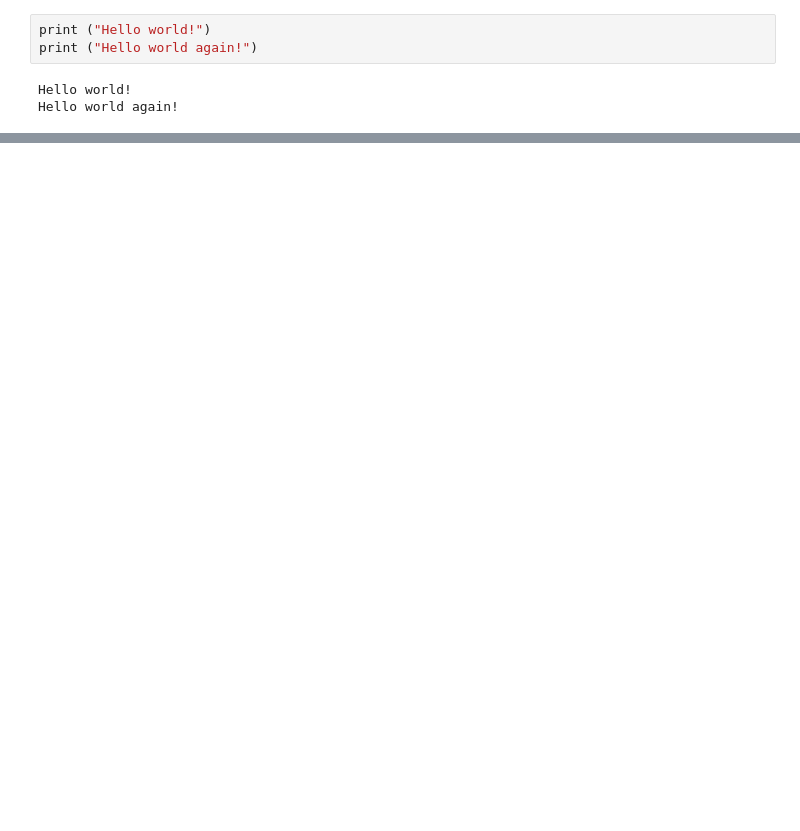
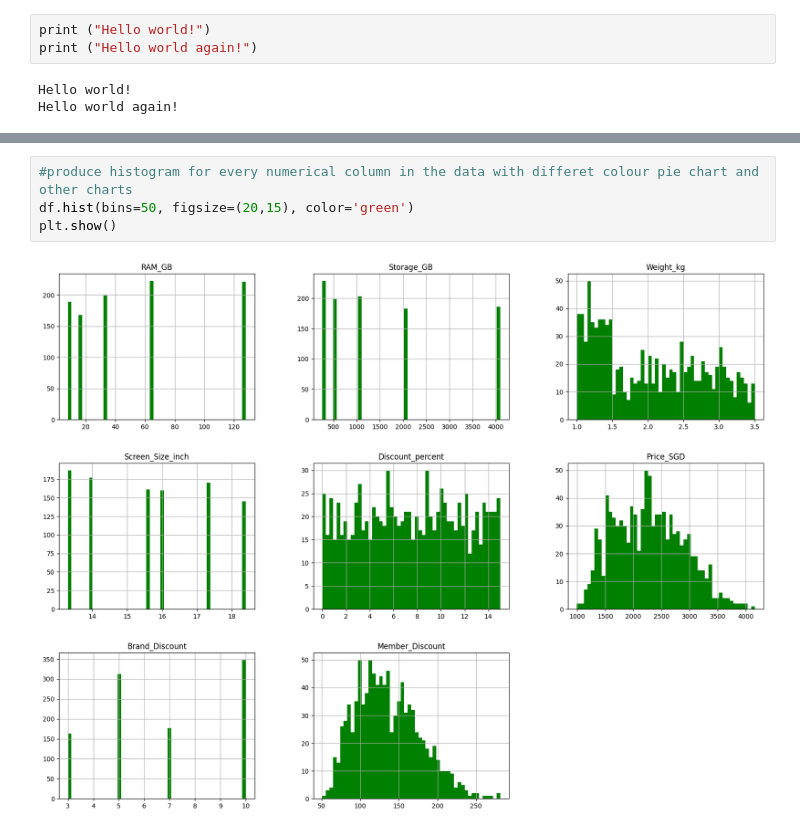
Before and after one commit to theezen/ADALL_github, a Jupyter notebook: Wk2_session1.ipynb, the cells around one changed output, grey strips where cells are left out. Saved outputs shown, nothing was run; the diff lists cells and outputs as text; blank space fills up the shorter version.

```diff
--- a/Wk2_session1.ipynb
+++ b/Wk2_session1.ipynb
@@ -27,0 +43,6 @@ Successfully loaded data from GitHub!
+# %%
+#produce histogram for every numerical column in the data with differet colour pie chart and other charts
+df.hist(bins=50, figsize=(20,15), color='green')
+plt.show()
+# %% [output]
+[figure, added]
```
Also changed, not shown: parts of 2 cells of this notebook.
